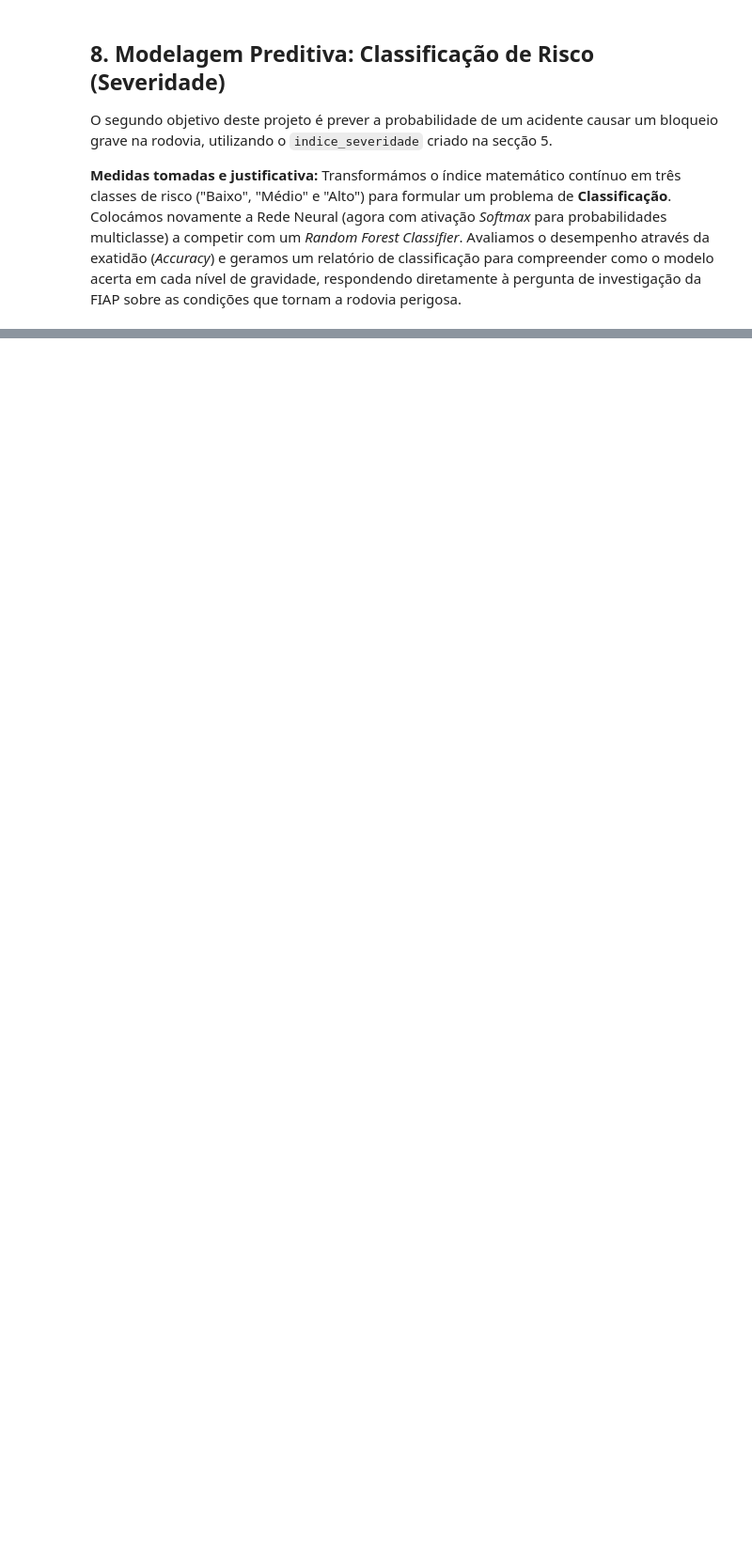
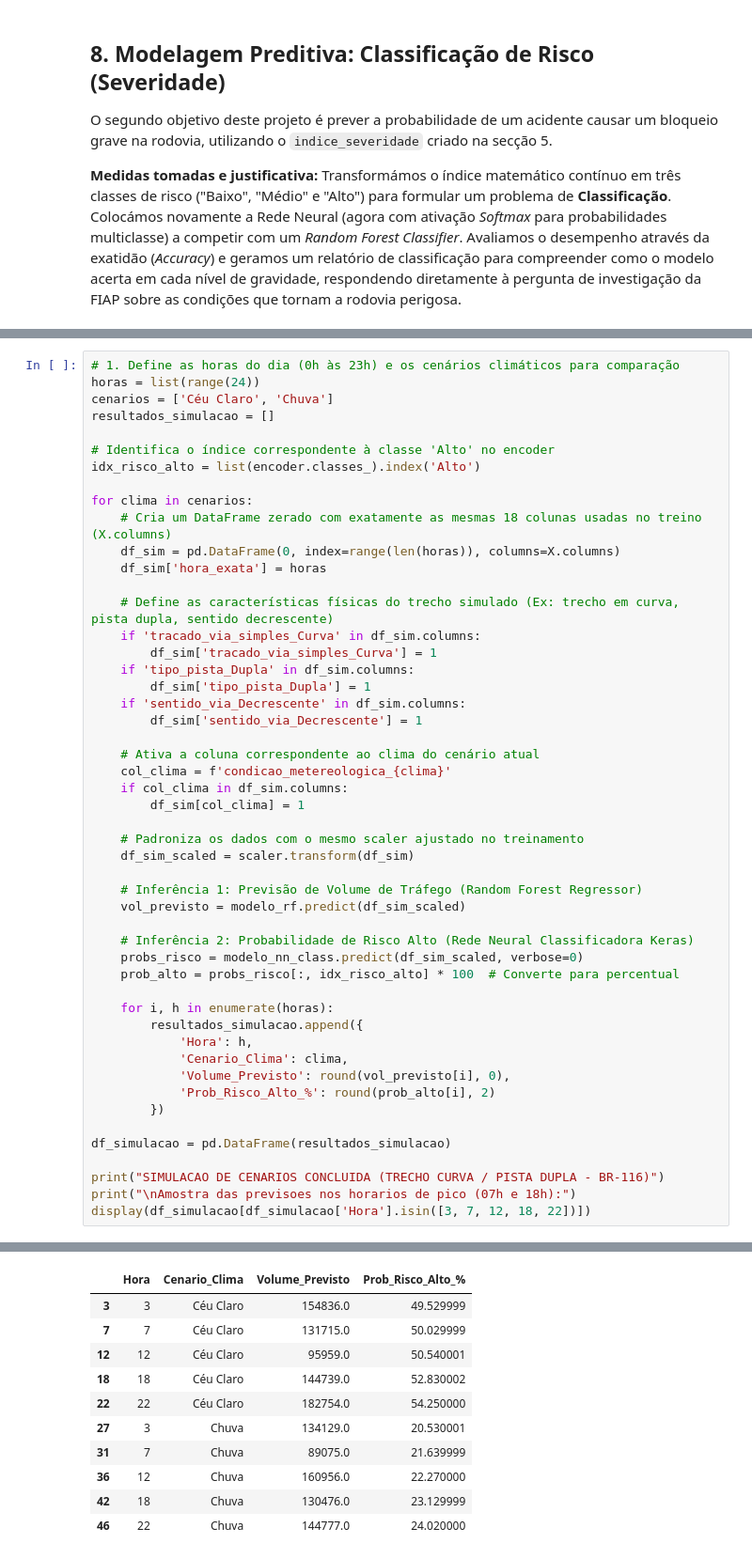
Before and after one commit to MatheusGuedes02/Data-Science-and-Analytics-Global-Solution-2026---Citizen-Intelligence-Predictive-Analytics, a Jupyter notebook: GlobalSolution_DataScience_Citizen_Intelligence_&_Predictive_Analytics.ipynb, the cells around one changed output, grey strips where cells are left out. Shown at 94% size. Cells and saved outputs as stored; diff of their text form; blank space fills up the shorter version.

```diff
--- a/GlobalSolution_DataScience_Citizen_Intelligence_&_Predictive_Analytics.ipynb
+++ b/GlobalSolution_DataScience_Citizen_Intelligence_&_Predictive_Analytics.ipynb
@@ -851,0 +956,51 @@ weighted avg       0.51      0.56      0.52       838
+# %%
+# 1. Define as horas do dia (0h às 23h) e os cenários climáticos para comparação
+horas = list(range(24))
+cenarios = ['Céu Claro', 'Chuva']
+resultados_simulacao = []
+
+# Identifica o índice correspondente à classe 'Alto' no encoder
+idx_risco_alto = list(encoder.classes_).index('Alto')
+
+for clima in cenarios:
+    # Cria um DataFrame zerado com exatamente as mesmas 18 colunas usadas no treino (X.columns)
+    df_sim = pd.DataFrame(0, index=range(len(horas)), columns=X.columns)
+    df_sim['hora_exata'] = horas
+
+    # Define as características físicas do trecho simulado (Ex: trecho em curva, pista dupla, sentido decrescente)
+    if 'tracado_via_simples_Curva' in df_sim.columns:
+        df_sim['tracado_via_simples_Curva'] = 1
+    if 'tipo_pista_Dupla' in df_sim.columns:
+        df_sim['tipo_pista_Dupla'] = 1
+    if 'sentido_via_Decrescente' in df_sim.columns:
+        df_sim['sentido_via_Decrescente'] = 1
+
+    # Ativa a coluna correspondente ao clima do cenário atual
+    col_clima = f'condicao_metereologica_{clima}'
+    if col_clima in df_sim.columns:
+        df_sim[col_clima] = 1
+
+    # Padroniza os dados com o mesmo scaler ajustado no treinamento
+    df_sim_scaled = scaler.transform(df_sim)
+
+    # Inferência 1: Previsão de Volume de Tráfego (Random Forest Regressor)
+    vol_previsto = modelo_rf.predict(df_sim_scaled)
+
+    # Inferência 2: Probabilidade de Risco Alto (Rede Neural Classificadora Keras)
+    probs_risco = modelo_nn_class.predict(df_sim_scaled, verbose=0)
+    prob_alto = probs_risco[:, idx_risco_alto] * 100  # Converte para percentual
+
+    for i, h in enumerate(horas):
+        resultados_simulacao.append({
+            'Hora': h,
+            'Cenario_Clima': clima,
+            'Volume_Previsto': round(vol_previsto[i], 0),
+            'Prob_Risco_Alto_%': round(prob_alto[i], 2)
+        })
+
+df_simulacao = pd.DataFrame(resultados_simulacao)
+
+print("SIMULACAO DE CENARIOS CONCLUIDA (TRECHO CURVA / PISTA DUPLA - BR-116)")
+print("\nAmostra das previsoes nos horarios de pico (07h e 18h):")
+display(df_simulacao[df_simulacao['Hora'].isin([3, 7, 12, 18, 22])])
+# %% [output]
@@ -851,0 +1010,11 @@ weighted avg       0.51      0.56      0.52       838
+|  | Hora | Cenario_Clima | Volume_Previsto | Prob_Risco_Alto_% |
+| 3 | 3 | Céu Claro | 154836.0 | 49.529999 |
+| 7 | 7 | Céu Claro | 131715.0 | 50.029999 |
+| 12 | 12 | Céu Claro | 95959.0 | 50.540001 |
+| 18 | 18 | Céu Claro | 144739.0 | 52.830002 |
+| 22 | 22 | Céu Claro | 182754.0 | 54.250000 |
+| 27 | 3 | Chuva | 134129.0 | 20.530001 |
+| 31 | 7 | Chuva | 89075.0 | 21.639999 |
+| 36 | 12 | Chuva | 160956.0 | 22.270000 |
+| 42 | 18 | Chuva | 130476.0 | 23.129999 |
+| 46 | 22 | Chuva | 144777.0 | 24.020000 |
```
Also changed, not shown: parts of 35 cells of this notebook, 2 other files.
